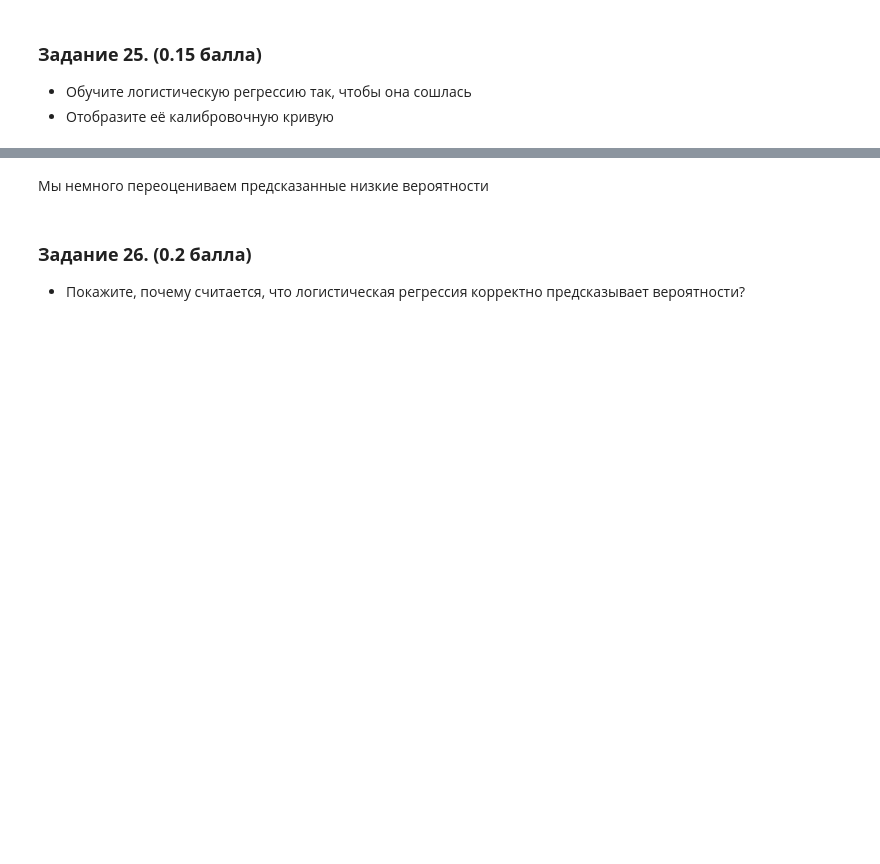
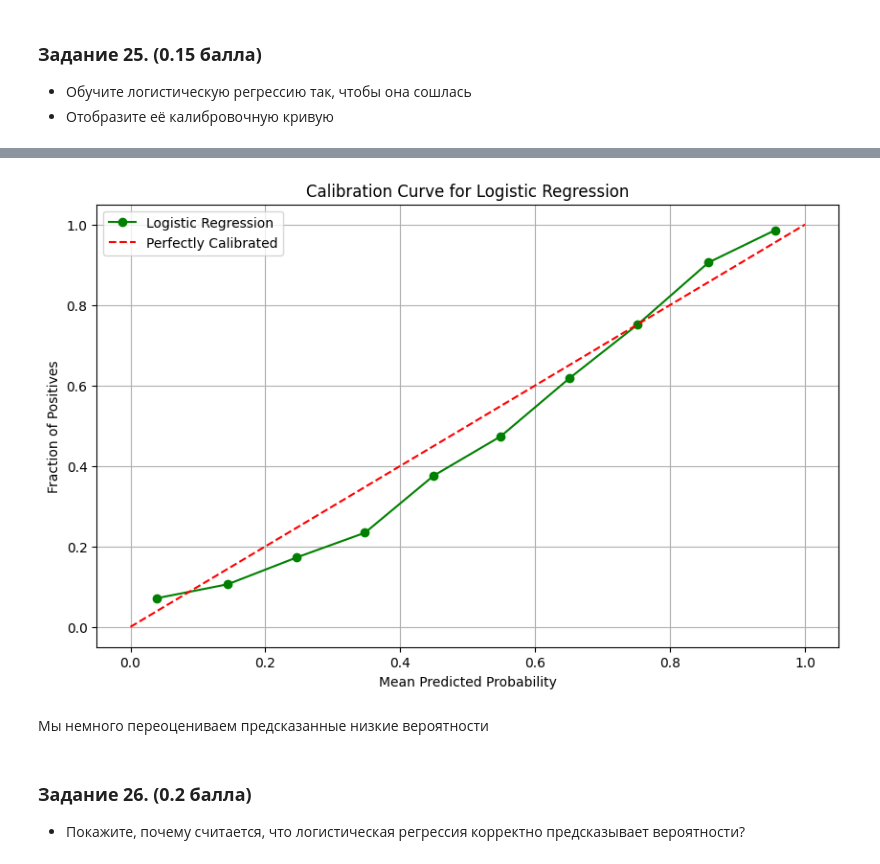
Before and after one commit to xanderkov/HSE-Machine-Learning, a Jupyter notebook: hw-04/Kovel AI Homework 4 Classification.ipynb, the cells around one changed output, grey strips where cells are left out. Drawn from its saved outputs; the diff is of its cells as text; code cells hidden in the pictures; blank space fills up the shorter version.

```diff
--- a/hw-04/Kovel AI Homework 4 Classification.ipynb
+++ b/hw-04/Kovel AI Homework 4 Classification.ipynb
@@ -1120,3 +1185,29 @@ Wall time: 431 ms
+# %%
+from sklearn.linear_model import LogisticRegression
+from sklearn.preprocessing import StandardScaler
+
+scaler = StandardScaler()
+X_train_scaled = scaler.fit_transform(X_train_encoded)
+X_val_scaled = scaler.transform(X_val_encoded)
+
+log_reg = LogisticRegression(max_iter=1000)
+log_reg.fit(X_train_scaled, y_train_encoded)
+
+y_val_prob_log_reg = log_reg.predict_proba(X_val_scaled)[:, 1]
+# %%
+prob_true, prob_pred = calibration_curve(y_val_encoded, y_val_prob_log_reg, n_bins=10)
+# %%
+plt.figure(figsize=(10, 6))
+plt.plot(prob_pred, prob_true, marker='o', label='Logistic Regression', color='green')
+plt.plot([0, 1], [0, 1], linestyle='--', label='Perfectly Calibrated', color='red')
+plt.title('Calibration Curve for Logistic Regression')
+plt.xlabel('Mean Predicted Probability')
+plt.ylabel('Fraction of Positives')
+plt.legend()
+plt.grid()
+plt.show()
+# %% [output]
+[figure, added]
 # %% [markdown]
 Мы немного переоцениваем предсказанные низкие вероятности
 # %% [markdown]
```
Also changed, not shown: parts of 51 cells of this notebook.
